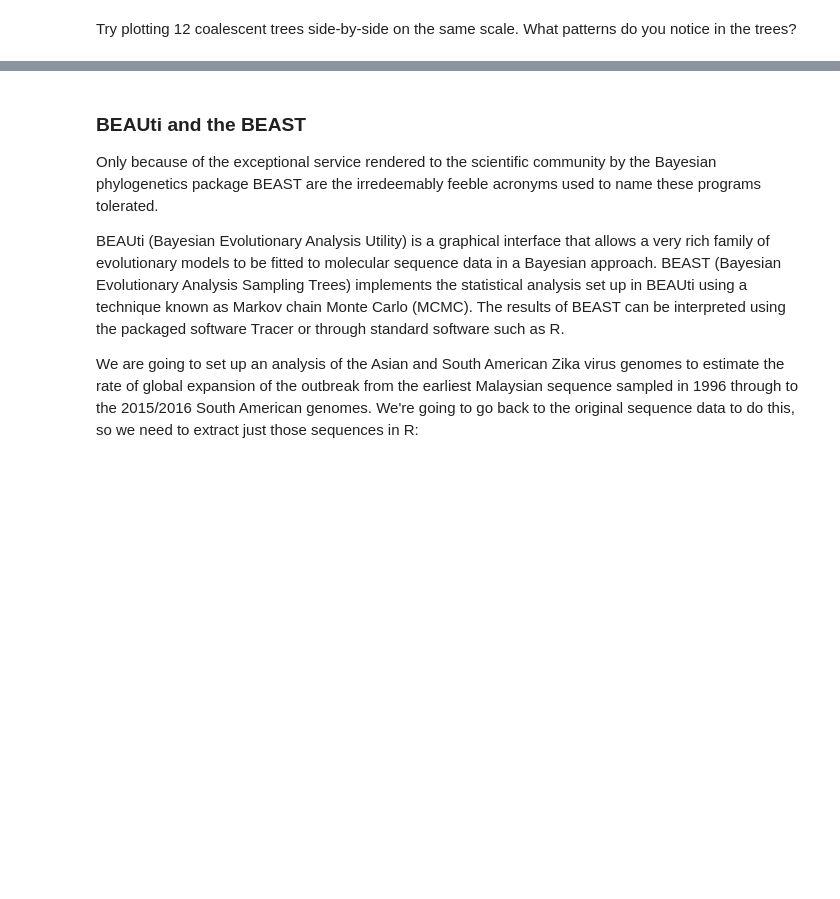
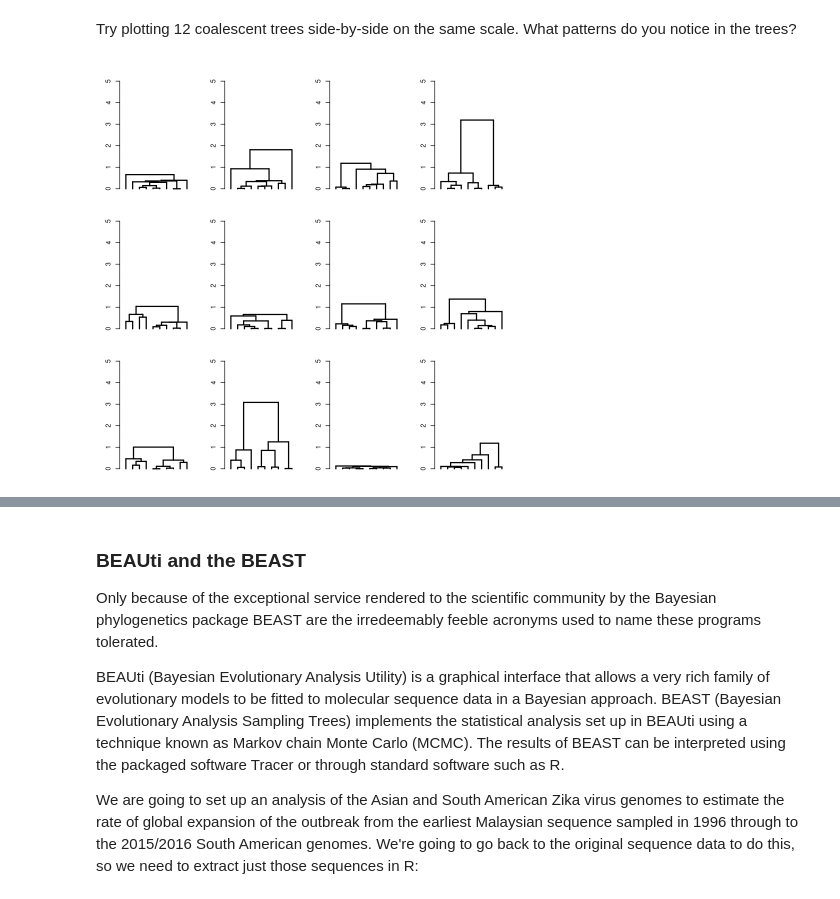
Before and after one commit to danny-wilson/teaching-phylogenetics, a Jupyter notebook: practical/practical.ipynb, the cells around one changed output, grey strips where cells are left out. Drawn from its saved outputs; the diff is of its cells as text; code cells hidden in the pictures; blank space fills up the shorter version.

```diff
--- a/practical/practical.ipynb
+++ b/practical/practical.ipynb
@@ -512,6 +542,8 @@ while(TRUE) {
 # %% [markdown]
 Try plotting 12 coalescent trees side-by-side on the same scale. What patterns do you notice in the trees?
 # %%
-par(mfrow=c(3,4),mar=c(0,2,1,0)+1)
+par(mfrow=c(3,4), mar=c(0,2,1,0)+1, bg="white")
 for(i in 1:12) draw.tree(sim.coalescent.tree(10),ylim=c(0,5),lwd=2)
+# %% [output]
+[figure, added]
 # %% [markdown]
```
Also changed, not shown: parts of 30 cells of this notebook.
